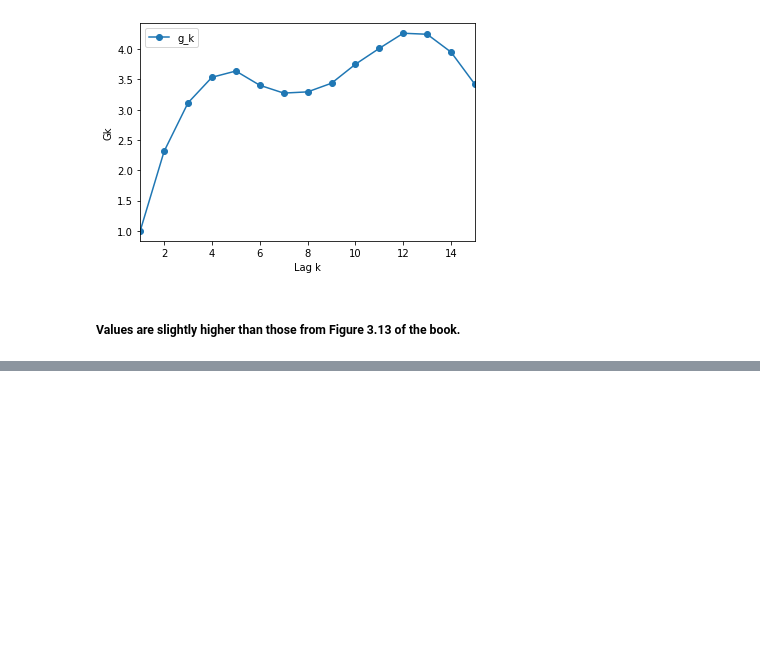
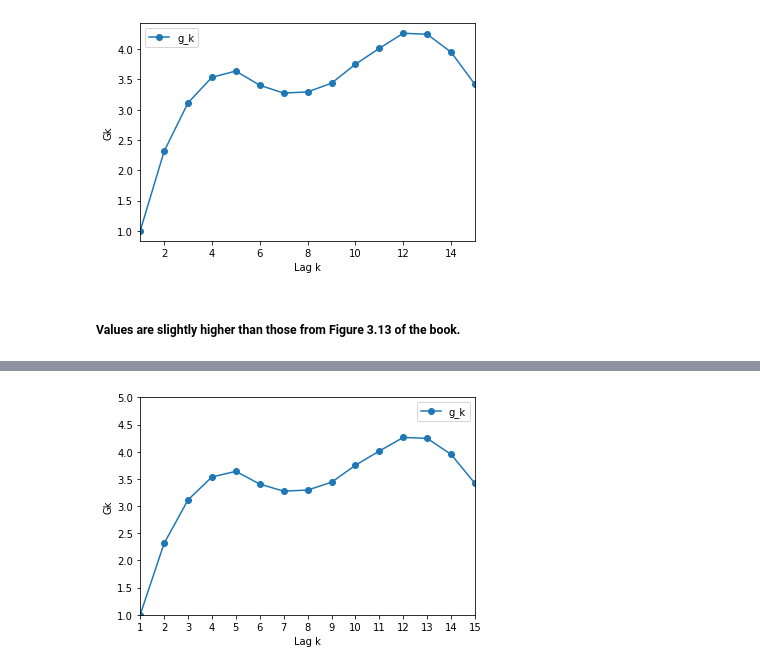
Before and after one commit to tadatoshi/time_series_plot_auto_analysis, a Jupyter notebook: notebooks/ceramic_furnace.ipynb, the cells around one changed output, grey strips where cells are left out. Cells and saved outputs as stored; diff of their text form; code cells hidden in the pictures; blank space fills up the shorter version.

```diff
--- a/notebooks/ceramic_furnace.ipynb
+++ b/notebooks/ceramic_furnace.ipynb
@@ -316,0 +363,4 @@ variagram_furnace_data.plot(marker='o', xlabel='Lag k', ylabel='Gk', xlim=([1, 1
+# %%
+plot_and_save(variogram_furnace_data, "../plots/ceramic_furnace_variogram_2.png")
+# %% [output]
+[figure, added]
```
Also changed, not shown: parts of 17 cells of this notebook, 1 other file.
